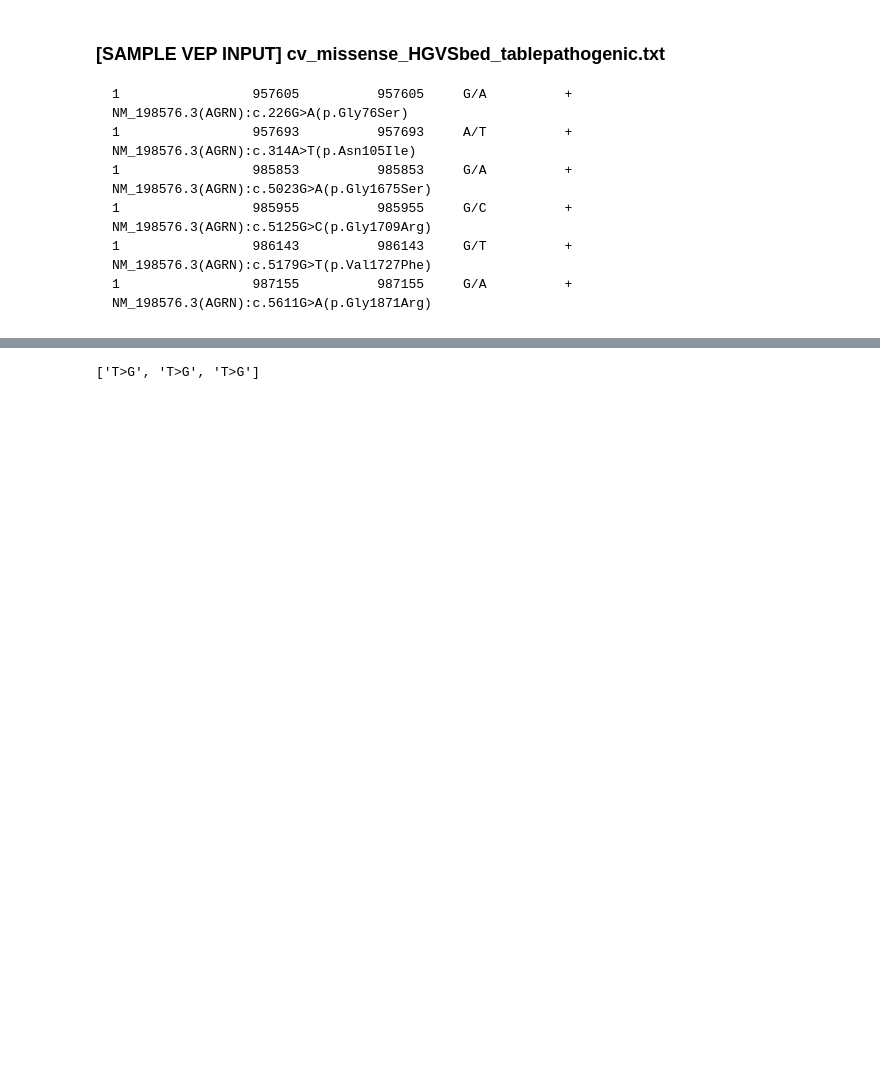
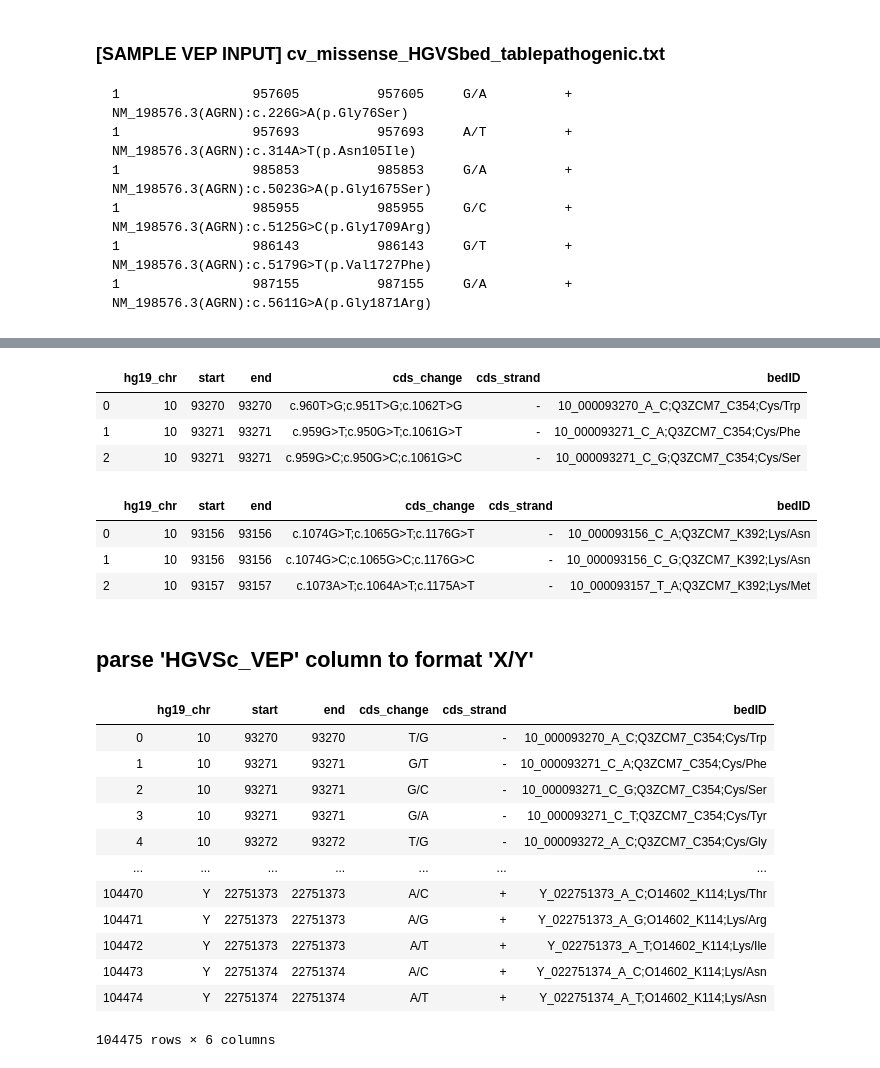
Before and after one commit to Mfpfox/MAPPING, a Jupyter notebook: K19_12_10_Coordinates_score_annotation.ipynb, the cells around one changed output, grey strips where cells are left out. Cells and saved outputs as stored; diff of their text form; code cells hidden in the pictures; blank space fills up the shorter version.

```diff
--- a/K19_12_10_Coordinates_score_annotation.ipynb
+++ b/K19_12_10_Coordinates_score_annotation.ipynb
@@ -963,3 +1035,14 @@ dect['hg19_pos(1-based)'] = dect['hg19_pos(1-based)'].astype(int)
+# %%
+bed_dect['end'] = bed_dect['hg19_pos(1-based)'].copy()
+bed_not['end'] = bed_not['hg19_pos(1-based)'].copy()
+# rename
+cols = ['hg19_chr', 'start', 'cds_change', 'cds_strand', 'bedID', 'end']
+bed_dect.columns = cols
+bed_not.columns = cols
+# change order again
+cols = ['hg19_chr', 'start', 'end', 'cds_change', 'cds_strand', 'bedID']
+bed_dect = bed_dect[cols]
+bed_not = bed_not[cols]
 # %% [markdown]
 ### [SAMPLE  VEP INPUT] cv_missense_HGVSbed_tablepathogenic.txt
 
@@ -1043,15 +1057,43 @@ dect2
+# %%
+bed_dect.head(3)
+# %% [output]
+|  | hg19_chr | start | end | cds_change | cds_strand | bedID |
+| 0 | 10 | 93270 | 93270 | c.960T>G;c.951T>G;c.1062T>G | - | 10_000093270_A_C;Q3ZCM7_C354;Cys/Trp |
+| 1 | 10 | 93271 | 93271 | c.959G>T;c.950G>T;c.1061G>T | - | 10_000093271_C_A;Q3ZCM7_C354;Cys/Phe |
+| 2 | 10 | 93271 | 93271 | c.959G>C;c.950G>C;c.1061G>C | - | 10_000093271_C_G;Q3ZCM7_C354;Cys/Ser |
+# %%
+bed_not.head(3)
+# %% [output]
+|  | hg19_chr | start | end | cds_change | cds_strand | bedID |
+| 0 | 10 | 93156 | 93156 | c.1074G>T;c.1065G>T;c.1176G>T | - | 10_000093156_C_A;Q3ZCM7_K392;Lys/Asn |
+| 1 | 10 | 93156 | 93156 | c.1074G>C;c.1065G>C;c.1176G>C | - | 10_000093156_C_G;Q3ZCM7_K392;Lys/Asn |
+| 2 | 10 | 93157 | 93157 | c.1073A>T;c.1064A>T;c.1175A>T | - | 10_000093157_T_A;Q3ZCM7_K392;Lys/Met |
+# %% [markdown]
+## parse 'HGVSc_VEP' column to format 'X/Y'
 # %%
-test = "c.960T>G;c.951T>G;c.1062T>G"
+def formatHGVSvep(element):
+    # input = "c.960T>G;c.951T>G;c.1062T>G"
+    # output = 'T/G'
+    bun = re.findall(r"c.\d+(\D>\D)",element)
+    str1 = ''.join(bun[0])
+    fin = str1.replace('>','/')
+    return fin
 
-
-def formatHGVSvep(element):
-    bun = re.findall(r"c.\d+(\D>\D)",element)
-    #str1 = ''.join(bun[0])
-    #return str1
-    return bun
-
-outtest = formatHGVSvep(test)
-print(outtest)
-#silentTest = sdf.Name.apply(formatHGVSvep)
+bed_dect['cds_change'] = bed_dect['cds_change'].apply(formatHGVSvep)
+bed_not['cds_change'] = bed_not['cds_change'].apply(formatHGVSvep)
-# %% [output]
-['T>G', 'T>G', 'T>G']
+# %%
+bed_dect
+# %% [output]
+|  | hg19_chr | start | end | cds_change | cds_strand | bedID |
+| 0 | 10 | 93270 | 93270 | T/G | - | 10_000093270_A_C;Q3ZCM7_C354;Cys/Trp |
+| 1 | 10 | 93271 | 93271 | G/T | - | 10_000093271_C_A;Q3ZCM7_C354;Cys/Phe |
+| 2 | 10 | 93271 | 93271 | G/C | - | 10_000093271_C_G;Q3ZCM7_C354;Cys/Ser |
+| 3 | 10 | 93271 | 93271 | G/A | - | 10_000093271_C_T;Q3ZCM7_C354;Cys/Tyr |
+| 4 | 10 | 93272 | 93272 | T/G | - | 10_000093272_A_C;Q3ZCM7_C354;Cys/Gly |
+| ... | ... | ... | ... | ... | ... | ... |
+| 104470 | Y | 22751373 | 22751373 | A/C | + | Y_022751373_A_C;O14602_K114;Lys/Thr |
+| 104471 | Y | 22751373 | 22751373 | A/G | + | Y_022751373_A_G;O14602_K114;Lys/Arg |
+| 104472 | Y | 22751373 | 22751373 | A/T | + | Y_022751373_A_T;O14602_K114;Lys/Ile |
+| 104473 | Y | 22751374 | 22751374 | A/C | + | Y_022751374_A_C;O14602_K114;Lys/Asn |
+| 104474 | Y | 22751374 | 22751374 | A/T | + | Y_022751374_A_T;O14602_K114;Lys/Asn |
+104475 rows × 6 columns
```
Also changed, not shown: parts of 14 cells of this notebook, 1 other file.
